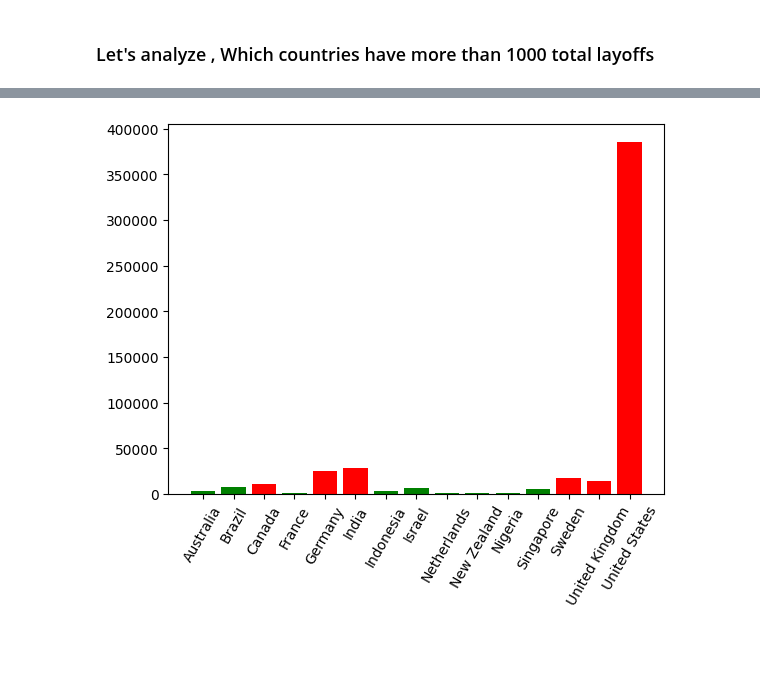
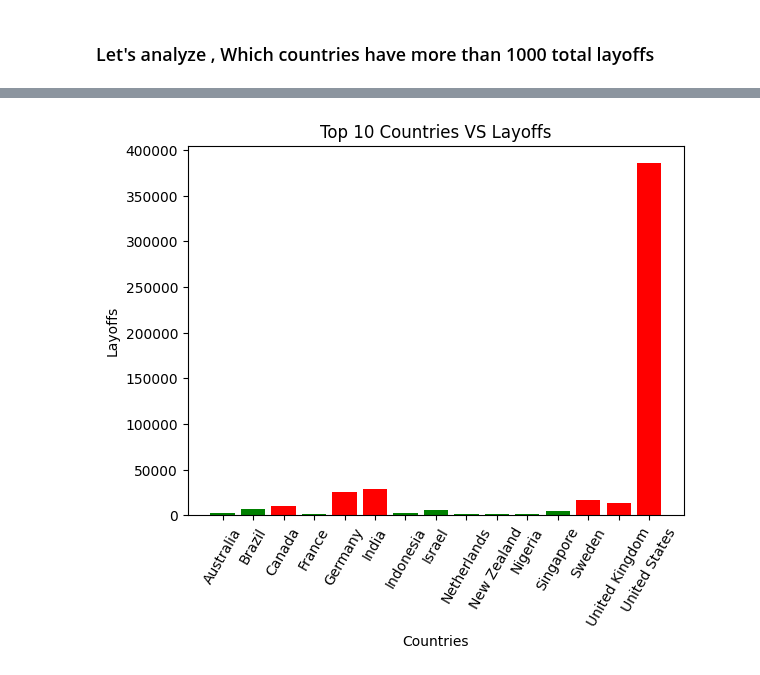
Before and after one commit to neerajcodes888/Recent-Layoffs-Case-Study, a Jupyter notebook: study.ipynb, the cells around one changed output, grey strips where cells are left out. Drawn from its saved outputs; the diff is of its cells as text; code cells hidden in the pictures; blank space fills up the shorter version.

```diff
--- a/study.ipynb
+++ b/study.ipynb
@@ -642,10 +642,9 @@ x,y = vis.index,vis.values
 # %%
 plt.bar(x,y,color=['green' if val < 8000 else 'red' for val in y])
 plt.xticks(rotation=60)
 plt.xlabel('Countries')
 plt.ylabel('Layoffs')
-plt.title('')
-plt.ylabel()
+plt.title('Top 10 Countries VS Layoffs')
 plt.show()
 # %% [output]
-[figure, old version]
+[figure, new version]
```
